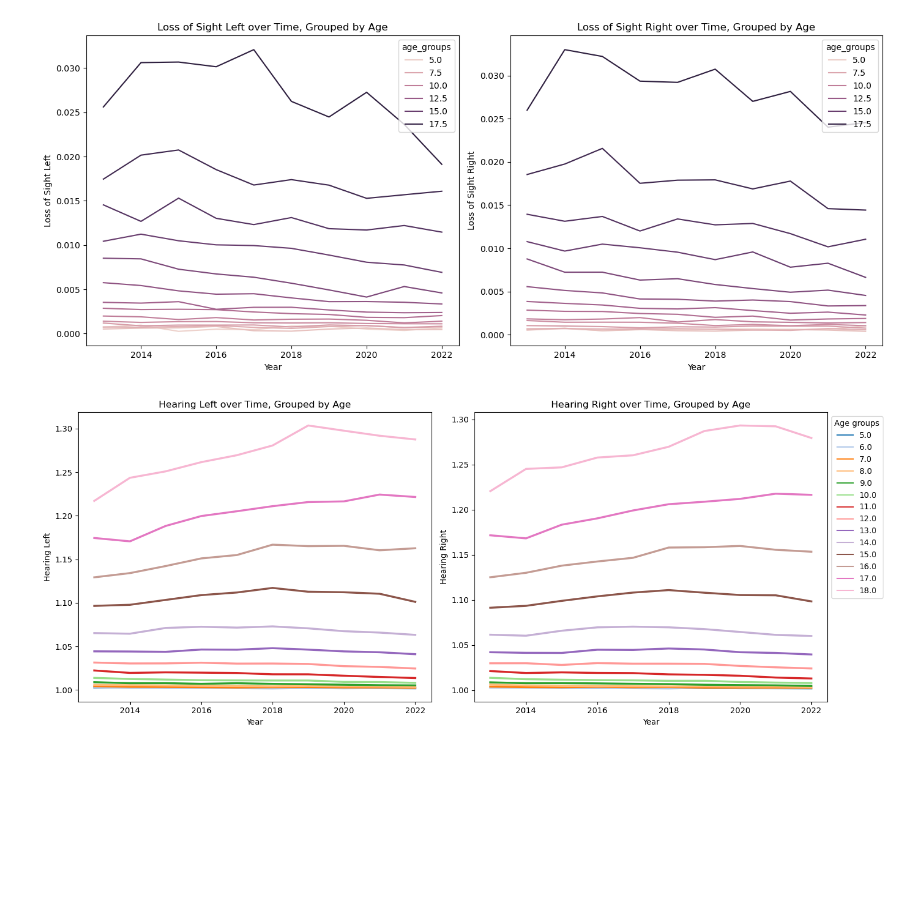
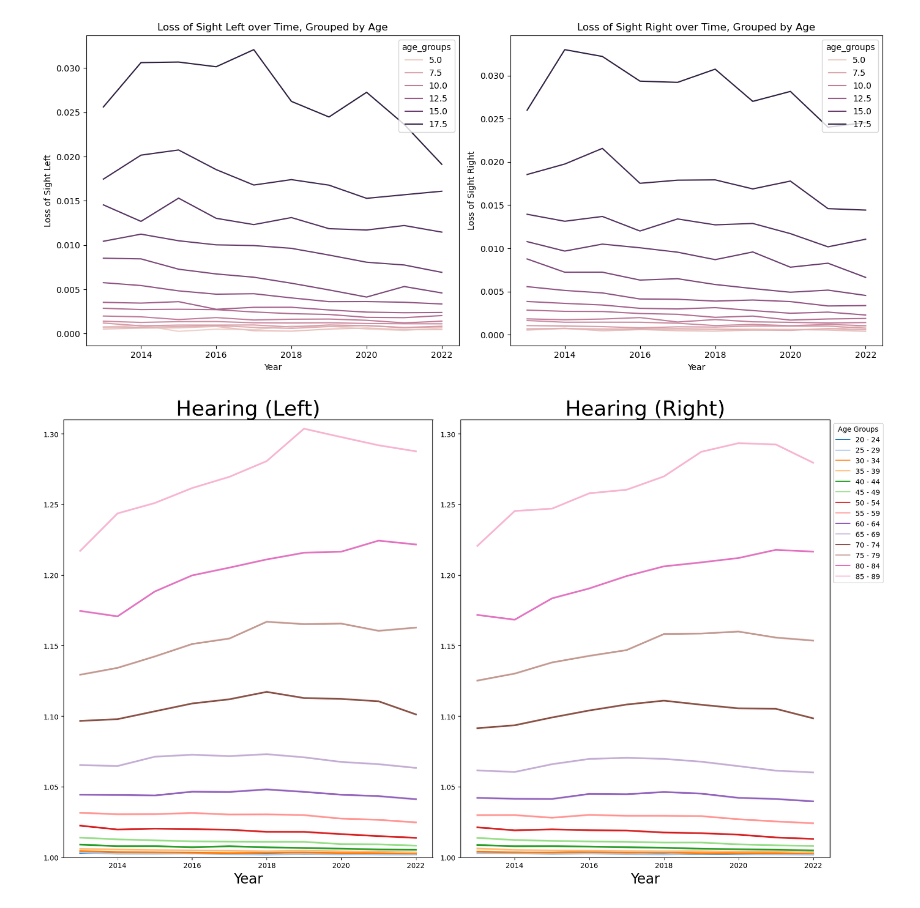
Before and after one commit to tjohns94/csd230finalproject, a Jupyter notebook: explore_wwhs.ipynb, the cells around one changed output. Drawn from its saved outputs; the diff is of its cells as text; code cells hidden in the pictures; blank space fills up the shorter version.

```diff
--- a/explore_wwhs.ipynb
+++ b/explore_wwhs.ipynb
@@ -107,7 +107,8 @@ age_group_en = pd.DataFrame(columns=['year', 'age_groups', 'weight', 'waist', 's
 for i in age_group_yearly['연령대코드(5세단위)'].unique():
     temp_df = age_group_yearly[age_group_yearly['연령대코드(5세단위)']==i]
     for index, row in temp_df.iterrows():
-        new_row = {'year': row['기준년도'], 'age_groups': row['연령대코드(5세단위)'], 'weight': row['체중(5kg단위)'], 'waist': row['허리둘레'], 'sight_left': row['시력(좌)'], 'sight_right': row['시력(우)'], 'los_left': row['los_left'], 'los_right': row['los_right'], 'hearing_left': row['청력(좌)'], 'hearing_right': row['청력(우)'], 'wow_ratio': row['waist_over_weight_ratio']}
+        age_range = f"{(row['연령대코드(5세단위)']-1)*5:.0f} - {(row['연령대코드(5세단위)']-1)*5+4:.0f}"
+        new_row = {'year': row['기준년도'], 'age_groups': age_range, 'weight': row['체중(5kg단위)'], 'waist': row['허리둘레'], 'sight_left': row['시력(좌)'], 'sight_right': row['시력(우)'], 'los_left': row['los_left'], 'los_right': row['los_right'], 'hearing_left': row['청력(좌)'], 'hearing_right': row['청력(우)'], 'wow_ratio': row['waist_over_weight_ratio']}
         age_group_en.loc[len(age_group_en)] = new_row
 # %%
 # Line graph of weight over time, grouped by age
@@ -256,20 +257,22 @@ plt.show()
 [figure]
 # %%
 # Create line graphs for 'hearing_left' and 'hearing_right', over 'year', by 'age_groups' in 'age_group_en'
-plt.figure(figsize=(14, 6))
+plt.figure(figsize=(16, 10))
 plt.subplot(1, 2, 1)
 sns.lineplot(data=age_group_en, x='year', y='hearing_left', hue='age_groups', style='age_groups', dashes=False, palette='tab20', linewidth=2.5)
-plt.title('Hearing Left over Time, Grouped by Age')
-plt.xlabel('Year')
-plt.ylabel('Hearing Left')
+plt.title('Hearing (Left)', fontsize=30)
+plt.xlabel('Year', fontsize=20)
+plt.ylabel('')
+plt.ylim(1, 1.31)
 plt.legend().remove()
 plt.subplot(1, 2, 2)
 sns.lineplot(data=age_group_en, x='year', y='hearing_right', hue='age_groups', style='age_groups', dashes=False, palette='tab20', linewidth=2.5)
-plt.title('Hearing Right over Time, Grouped by Age')
-plt.xlabel('Year')
-plt.ylabel('Hearing Right')
+plt.title('Hearing (Right)', fontsize=30)
+plt.xlabel('Year', fontsize=20)
+plt.ylabel('')
+plt.ylim(1, 1.31)
 plt.tight_layout()
-plt.legend(title='Age groups', loc='upper left', bbox_to_anchor=(1, 1))
+plt.legend(title='Age Groups', loc='upper left', bbox_to_anchor=(1, 1))
 plt.show()
 # %% [output]
-[figure, old version]
+[figure, new version]
```
